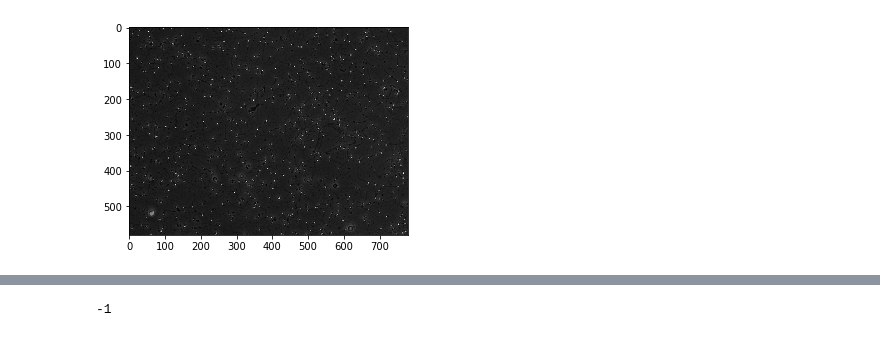
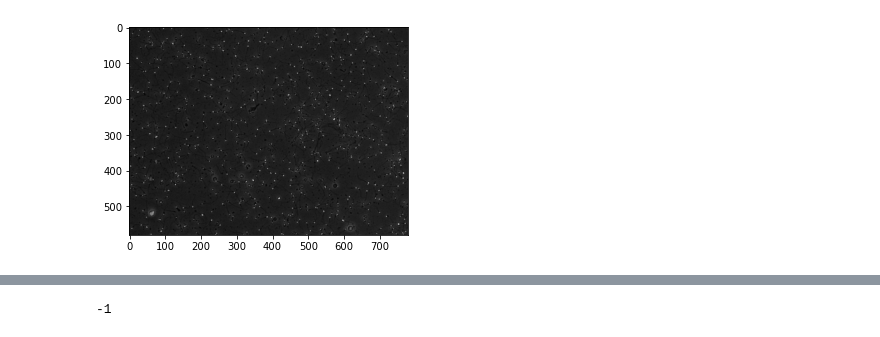
Before and after one commit to MarianoFernandez0/Proyecto-, a Jupyter notebook: development/deteccion imagenes grises/Deteccion de particulas.ipynb, the cells around one changed output, grey strips where cells are left out. Saved outputs shown, nothing was run; the diff lists cells and outputs as text; code cells hidden in the pictures.

```diff
--- a/development/deteccion imagenes grises/Deteccion de particulas.ipynb
+++ b/development/deteccion imagenes grises/Deteccion de particulas.ipynb
@@ -52,6 +13,14 @@ array([[False,  True, False, ..., False, False, False],
 # %%
+# Convertir imagen a grises
+
+# opcion 1
+image_bw1 = color.rgb2gray(video[0])*255
+
+#opcion 2
+image_bw2 = cv2.cvtColor(video[0], cv2.COLOR_BGR2GRAY)
+
 fig = plt.figure(figsize=(5,8))
-plt.imshow(gray,cmap='gray')
-plt.imsave('img_grises.jpeg',gray)
+plt.imshow(image_bw2,cmap='gray')
+plt.imsave('img_grises.jpeg',image_bw2,cmap='gray')
 # %% [output]
-[figure, old version]
+[figure, new version]
```
Also changed, not shown: parts of 20 cells of this notebook, 7 other files.
